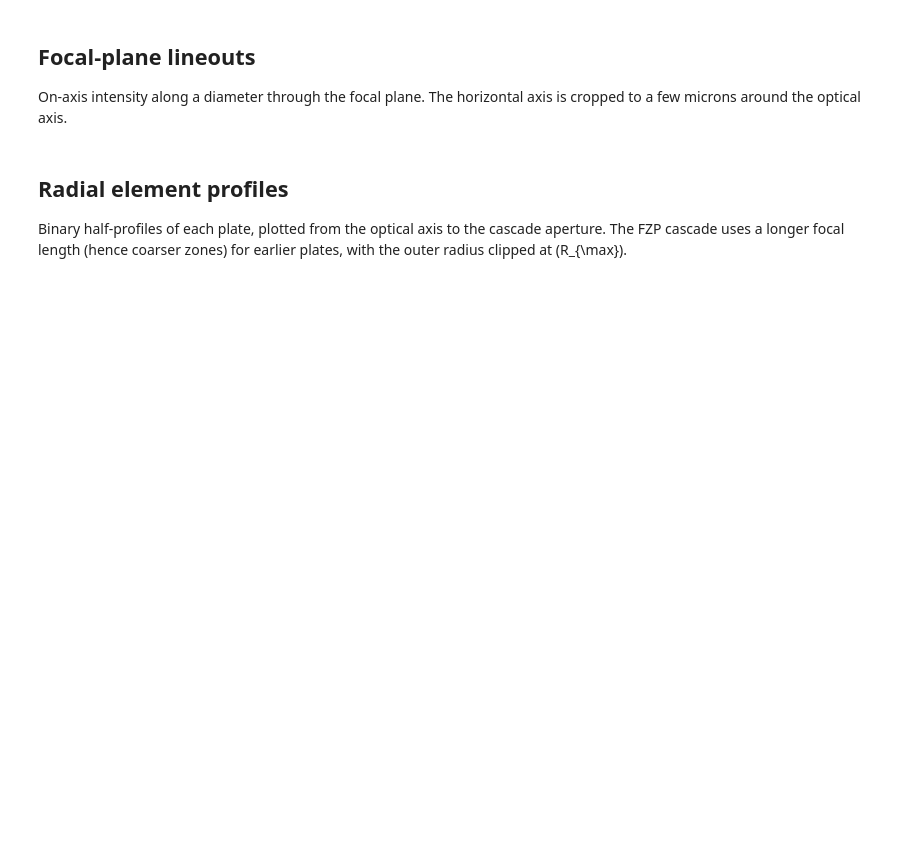
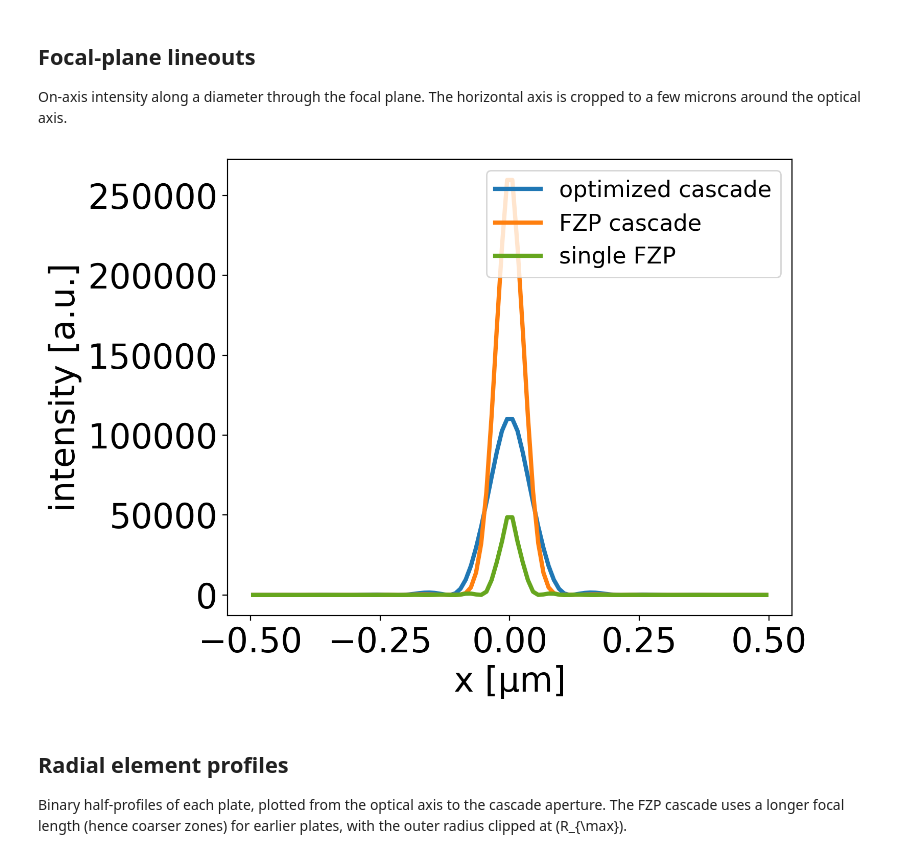
Before and after one commit to willmich2/xray_diff_cascades, a Jupyter notebook: notebooks/fzp_cascade_comparison.ipynb, the cells around one changed output. Cells and saved outputs as stored; diff of their text form; code cells hidden in the pictures; blank space fills up the shorter version.

```diff
--- a/notebooks/fzp_cascade_comparison.ipynb
+++ b/notebooks/fzp_cascade_comparison.ipynb
@@ -101,21 +111,23 @@ On-axis intensity along a diameter through the focal plane. The horizontal axis
 # %%
 opt_I = np.asarray(results["opt_intensity"], dtype=float).reshape(-1)
 fzp_cascade_I = np.asarray(results["fzp_cascade_intensity"], dtype=float).reshape(-1)
 fzp_I = np.asarray(results["fzp_intensity"], dtype=float).reshape(-1)
 n_I = opt_I.shape[0]
 x_I = np.linspace(-n_I / 2, n_I / 2, n_I) * dx
 
-x_lim_um = 1.5
+x_lim_um = 0.5
 mask_plot = np.abs(x_I) <= x_lim_um * 1e-6
 
 fig, ax = plt.subplots(figsize=(8, 6))
 ax.plot(x_I[mask_plot] * 1e6, opt_I[mask_plot], linewidth=3, color=colors[0], label="optimized cascade")
 ax.plot(x_I[mask_plot] * 1e6, fzp_cascade_I[mask_plot], linewidth=3, color=colors[1], label="FZP cascade")
 ax.plot(x_I[mask_plot] * 1e6, fzp_I[mask_plot], linewidth=3, color=colors[2], label="single FZP")
 ax.set_xlabel("x [µm]")
 ax.set_ylabel("intensity [a.u.]")
-ax.legend(fontsize=16, frameon=False)
+ax.legend(fontsize=16)
 fig.tight_layout()
+# %% [output]
+[figure, added]
 # %% [markdown]
 ## Radial element profiles
 
```
Also changed, not shown: parts of 4 cells of this notebook, 8 other files.
